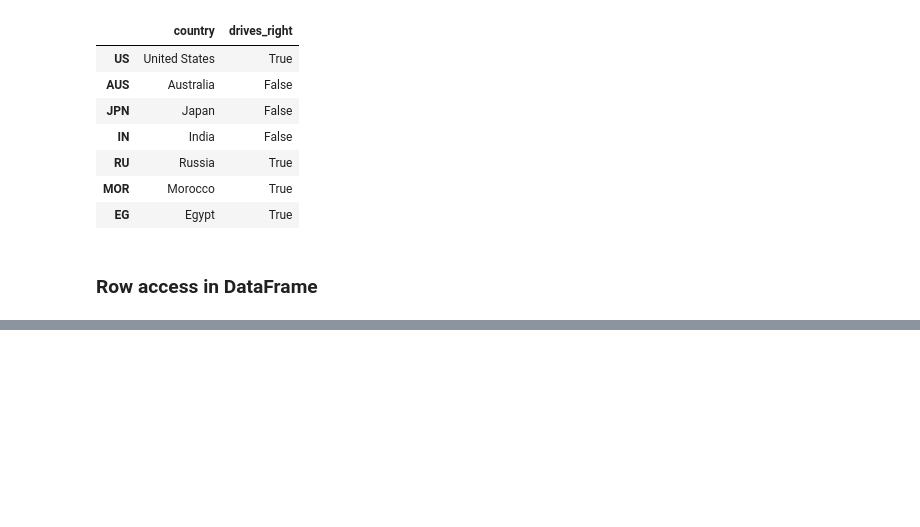
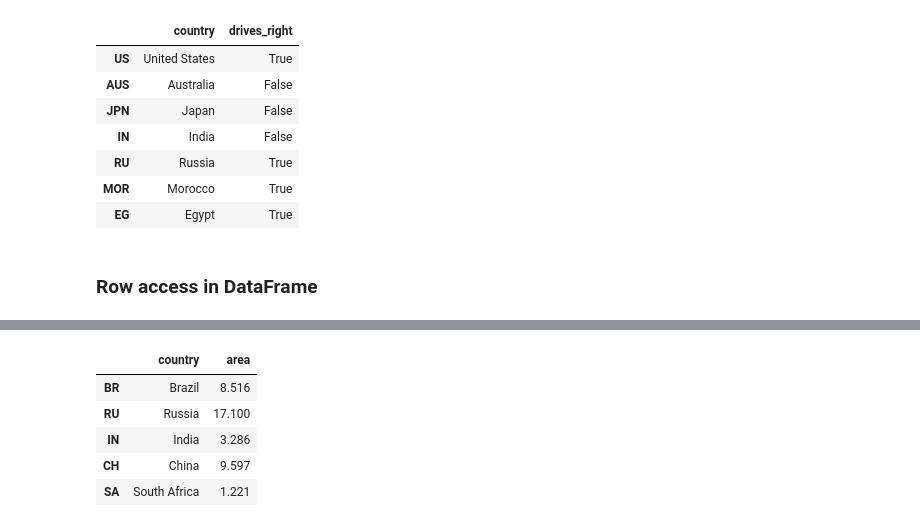
Before and after one commit to hasanshahriar32/ads, a Jupyter notebook: 2.intermediate-python/notes/dictionaries_&_pandas.ipynb, the cells around one changed output, grey strips where cells are left out. Saved outputs shown, nothing was run; the diff lists cells and outputs as text; code cells hidden in the pictures; blank space fills up the shorter version.

```diff
--- a/2.intermediate-python/notes/dictionaries_&_pandas.ipynb
+++ b/2.intermediate-python/notes/dictionaries_&_pandas.ipynb
@@ -277,0 +362,10 @@ KeyError: 1
+# %%
+# using iloc
+brics.iloc[:,[0,2]]
+# %% [output]
+|  | country | area |
+| BR | Brazil | 8.516 |
+| RU | Russia | 17.100 |
+| IN | India | 3.286 |
+| CH | China | 9.597 |
+| SA | South Africa | 1.221 |
```
Also changed, not shown: parts of 16 cells of this notebook.
